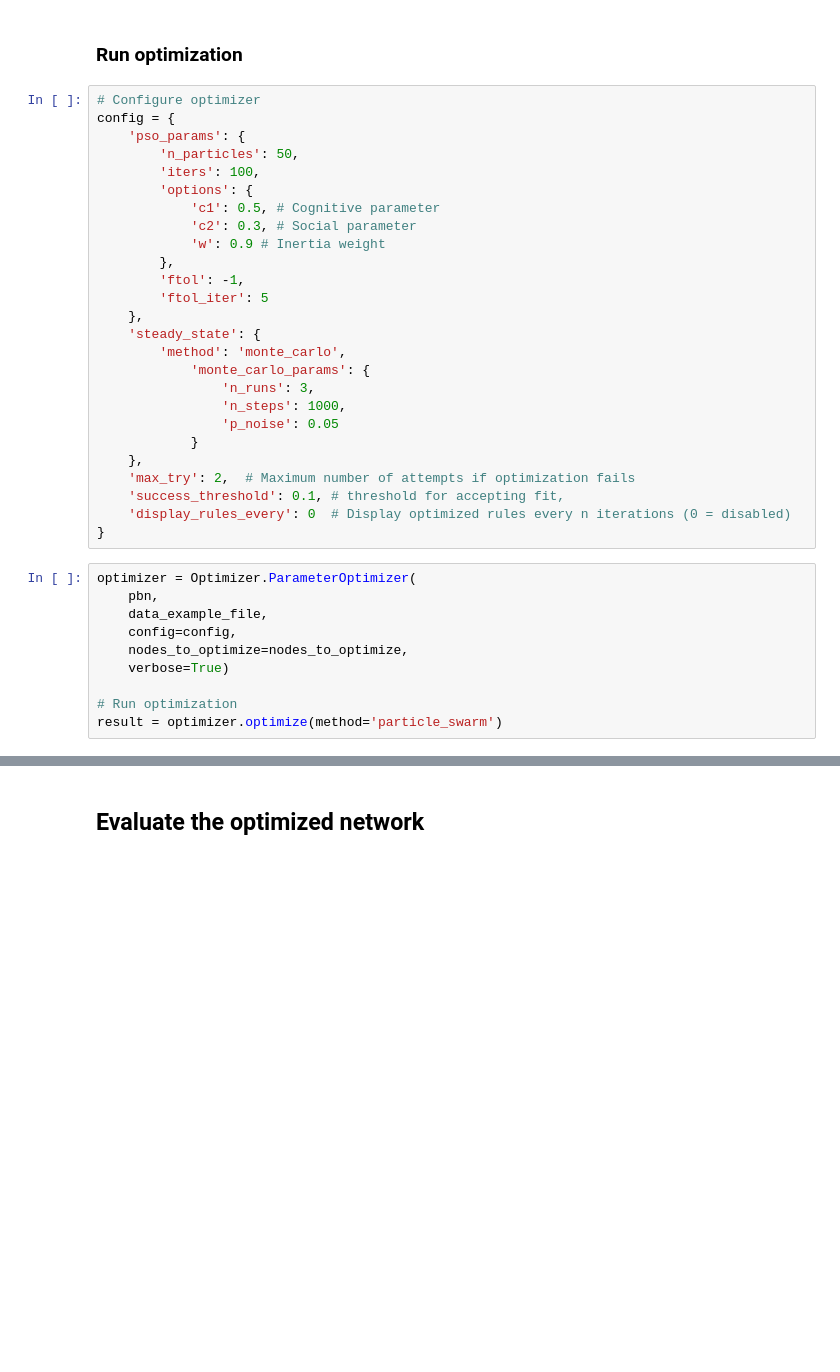
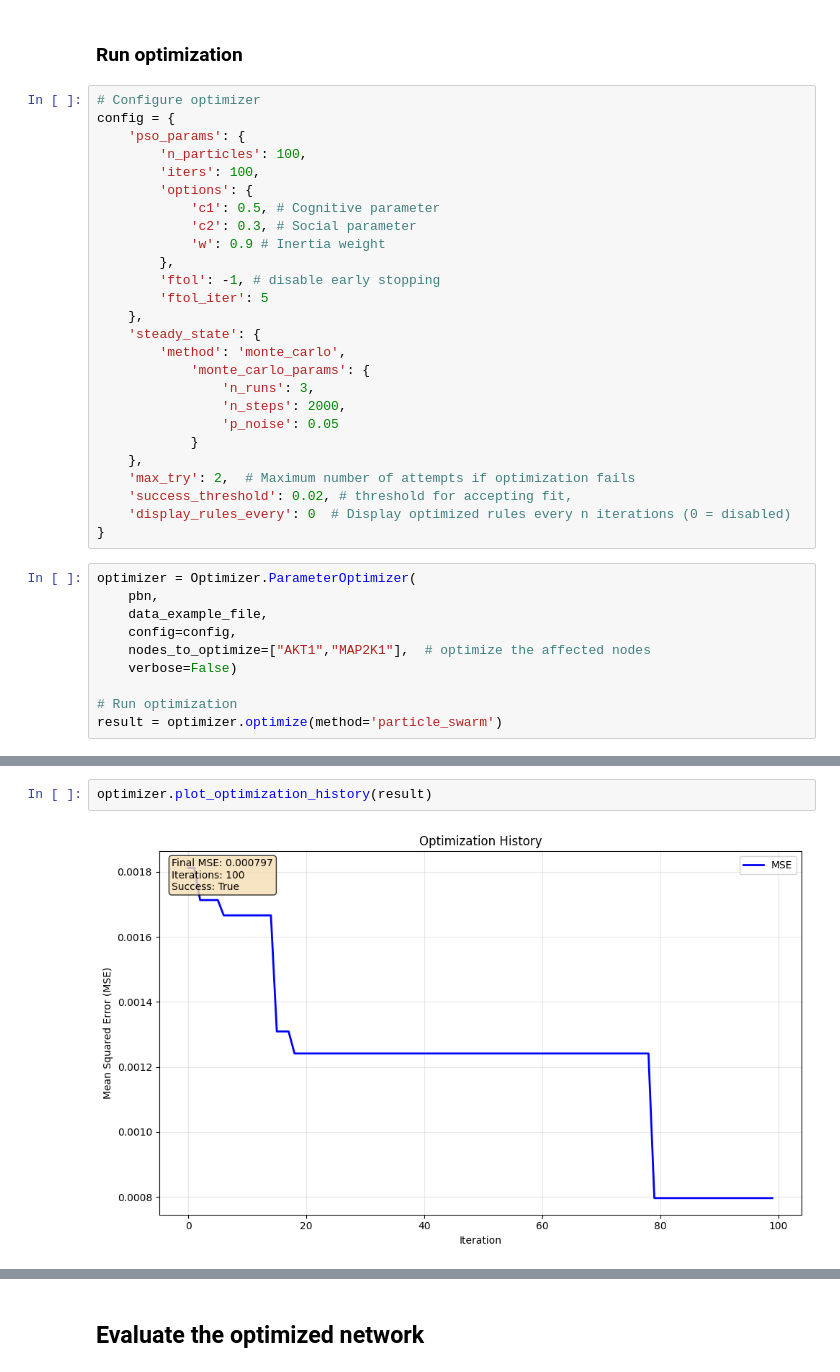
Before and after one commit to IlyaLab/BNMPy, a Jupyter notebook: Examples/workflow_example.ipynb, the cells around one changed output, grey strips where cells are left out. Drawn from its saved outputs; the diff is of its cells as text; blank space fills up the shorter version.

```diff
--- a/Examples/workflow_example.ipynb
+++ b/Examples/workflow_example.ipynb
@@ -183,26 +293,26 @@ steady_state,convergence_info = calc.compute_steady_state(
 # Configure optimizer
 config = {
     'pso_params': {
-        'n_particles': 50,
+        'n_particles': 100,
         'iters': 100,
         'options': {
             'c1': 0.5, # Cognitive parameter
             'c2': 0.3, # Social parameter
             'w': 0.9 # Inertia weight
         },
-        'ftol': -1,
+        'ftol': -1, # disable early stopping
         'ftol_iter': 5
     },
     'steady_state': {
         'method': 'monte_carlo',
             'monte_carlo_params': {
                 'n_runs': 3,
-                'n_steps': 1000,
+                'n_steps': 2000,
                 'p_noise': 0.05
             }
     },
     'max_try': 2,  # Maximum number of attempts if optimization fails
-    'success_threshold': 0.1, # threshold for accepting fit,
+    'success_threshold': 0.02, # threshold for accepting fit,
     'display_rules_every': 0  # Display optimized rules every n iterations (0 = disabled)
 }
 # %%
@@ -210,8 +320,8 @@ optimizer = Optimizer.ParameterOptimizer(
     pbn,
     data_example_file,
     config=config,
-    nodes_to_optimize=nodes_to_optimize,
-    verbose=True)
+    nodes_to_optimize=["AKT1","MAP2K1"],  # optimize the affected nodes
+    verbose=False)
 
 # Run optimization
 result = optimizer.optimize(method='particle_swarm')
@@ -232,3 +352,7 @@ Success threshold achieved: 0.083189 < 0.1
+# %%
+optimizer.plot_optimization_history(result)
+# %% [output]
+[figure, added]
 # %%
 # Configure optimizer
 config = {
```
Also changed, not shown: parts of 42 cells of this notebook, 24 other files.
